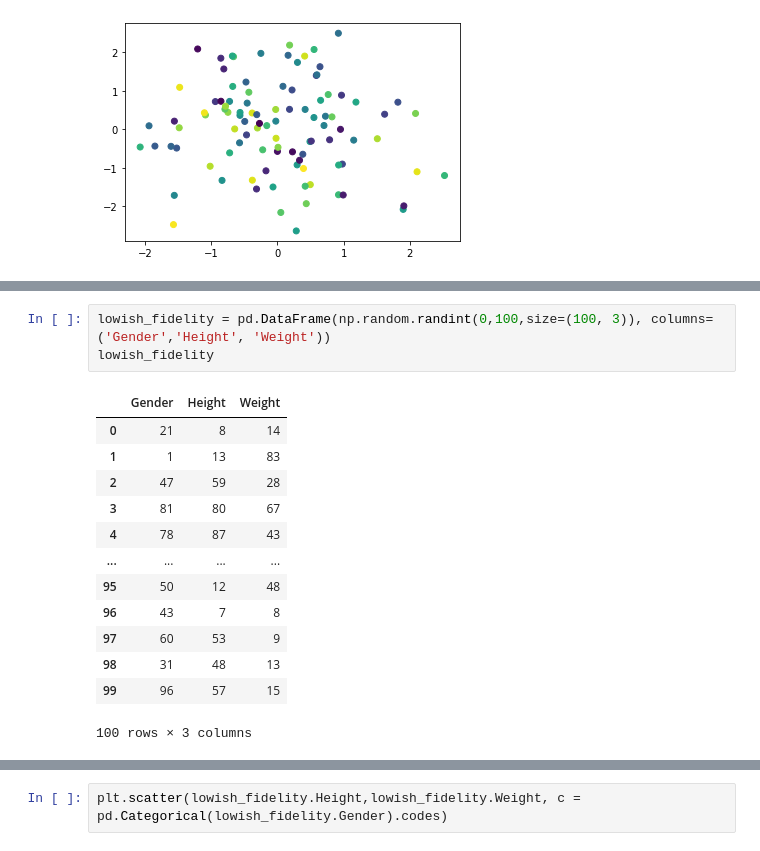
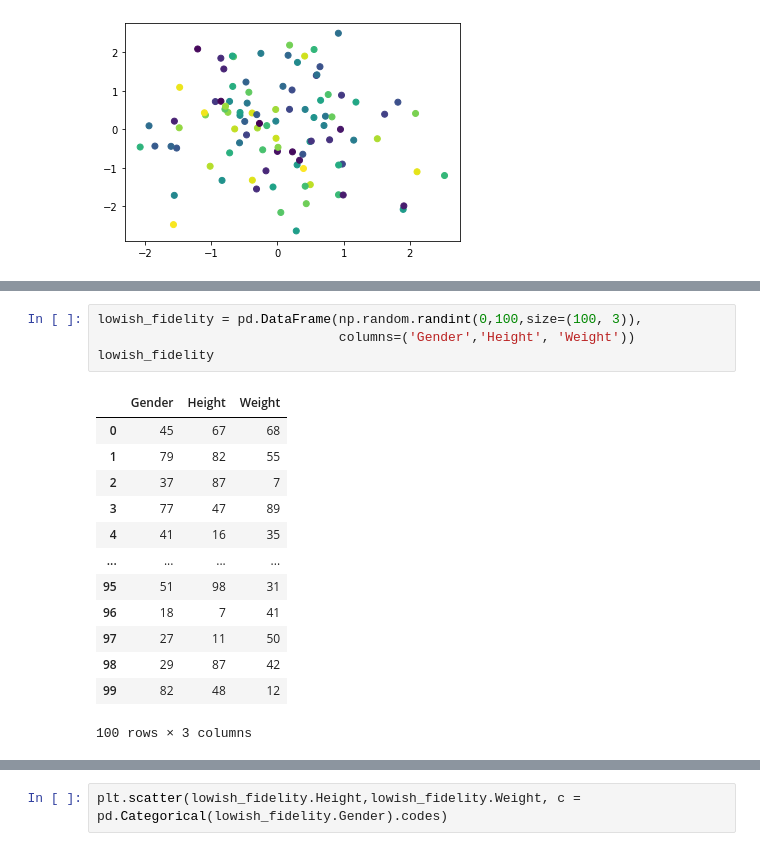
Before and after one commit to UKDataServiceOpen/Synthetic-Data, a Jupyter notebook: code-demo/CodeDemo-Basics.ipynb, the cells around one changed output, grey strips where cells are left out. Saved outputs shown, nothing was run; the diff lists cells and outputs as text.

```diff
--- a/code-demo/CodeDemo-Basics.ipynb
+++ b/code-demo/CodeDemo-Basics.ipynb
@@ -410,17 +498,18 @@ plt.scatter(lowest_fidelity.Height,lowest_fidelity.Weight, c = pd.Categorical(lo
 # %%
-lowish_fidelity = pd.DataFrame(np.random.randint(0,100,size=(100, 3)), columns=('Gender','Height', 'Weight'))
+lowish_fidelity = pd.DataFrame(np.random.randint(0,100,size=(100, 3)),
+                               columns=('Gender','Height', 'Weight'))
 lowish_fidelity
 # %% [output]
 |  | Gender | Height | Weight |
-| 0 | 21 | 8 | 14 |
-| 1 | 1 | 13 | 83 |
-| 2 | 47 | 59 | 28 |
-| 3 | 81 | 80 | 67 |
-| 4 | 78 | 87 | 43 |
+| 0 | 45 | 67 | 68 |
+| 1 | 79 | 82 | 55 |
+| 2 | 37 | 87 | 7 |
+| 3 | 77 | 47 | 89 |
+| 4 | 41 | 16 | 35 |
 | ... | ... | ... | ... |
-| 95 | 50 | 12 | 48 |
-| 96 | 43 | 7 | 8 |
-| 97 | 60 | 53 | 9 |
-| 98 | 31 | 48 | 13 |
-| 99 | 96 | 57 | 15 |
+| 95 | 51 | 98 | 31 |
+| 96 | 18 | 7 | 41 |
+| 97 | 27 | 11 | 50 |
+| 98 | 29 | 87 | 42 |
+| 99 | 82 | 48 | 12 |
 100 rows × 3 columns
```
Also changed, not shown: parts of 28 cells of this notebook.
